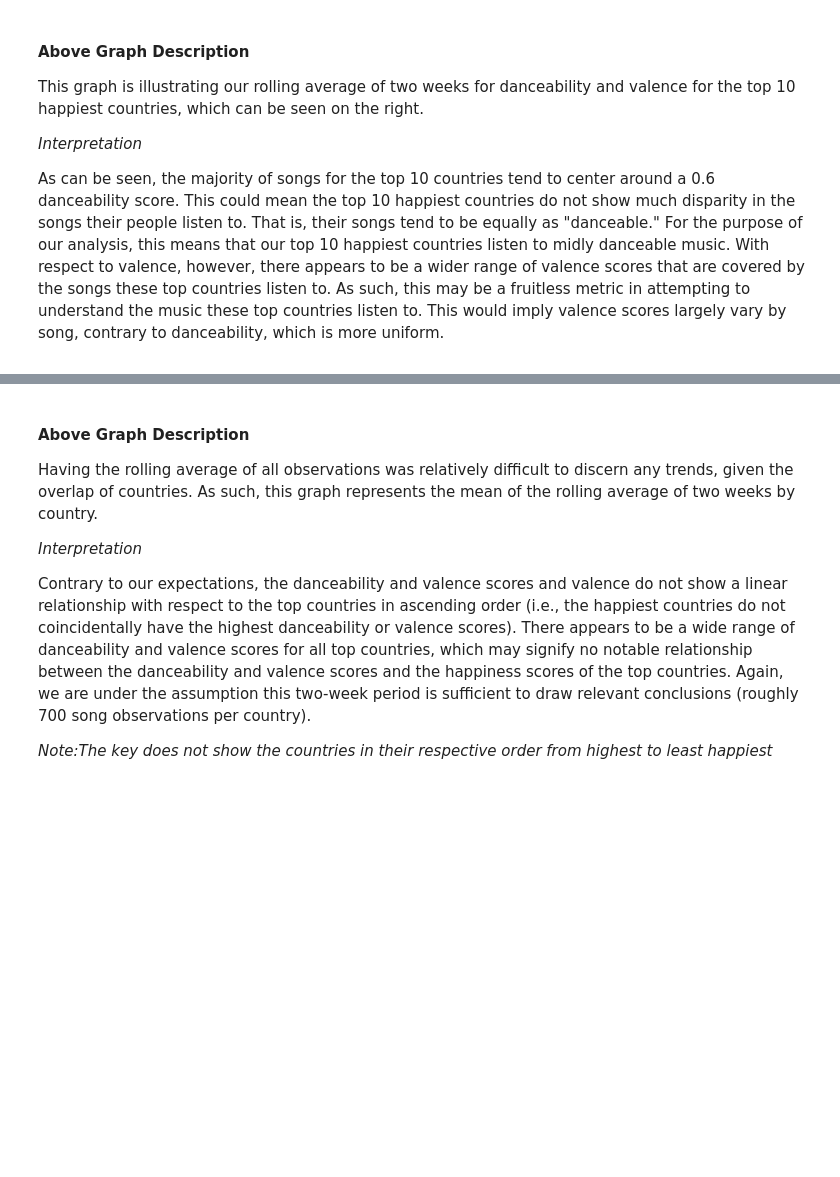
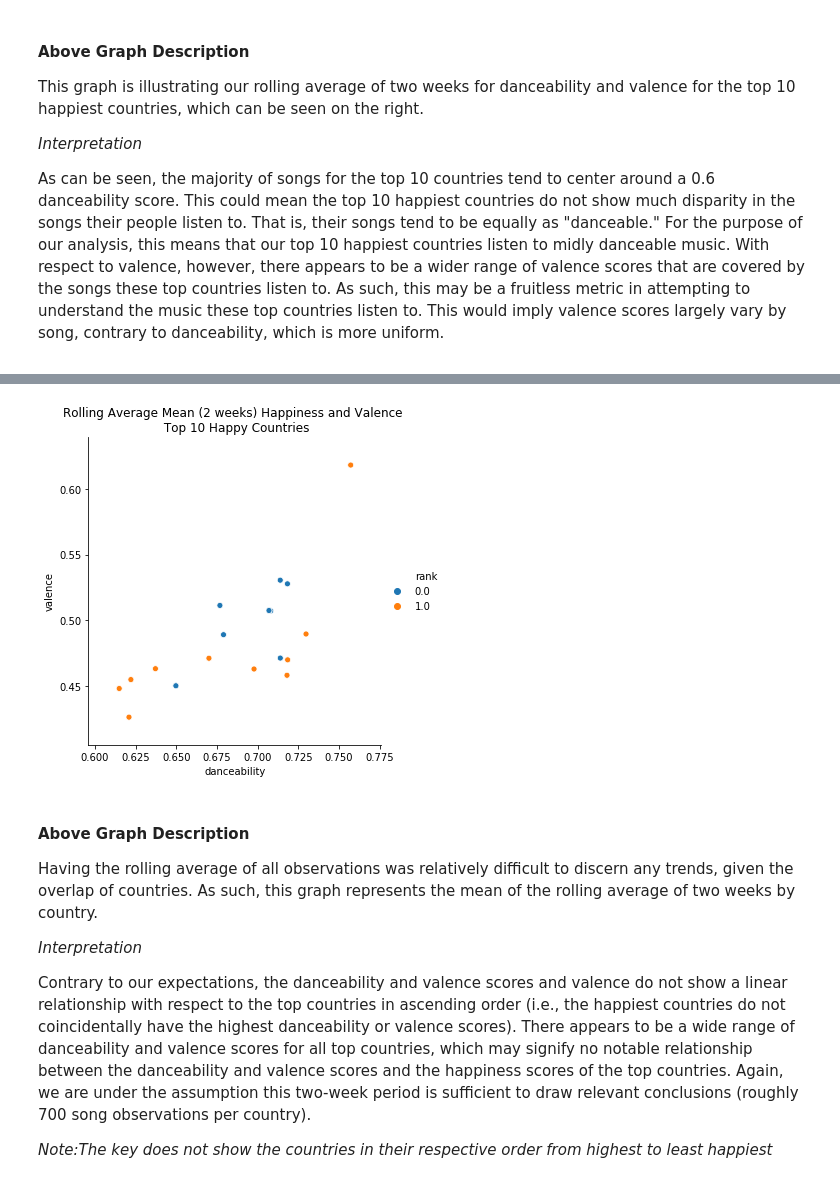
Before and after one commit to Albina-C/INFO-2950-Project, a Jupyter notebook: PROJ 2950.ipynb, the cells around one changed output, grey strips where cells are left out. Saved outputs shown, nothing was run; the diff lists cells and outputs as text; code cells hidden in the pictures; blank space fills up the shorter version.

```diff
--- a/PROJ 2950.ipynb
+++ b/PROJ 2950.ipynb
@@ -738,0 +763,2 @@ plt.show()
+# %%
+avg=finalsongs2019.groupby('country').mean()
@@ -739,8 +786,9 @@ plt.show()
 # %%
-topavg=topfinal.groupby('country').mean()
-scatter=sns.relplot(x='danceability', y='valence', hue=topavg.index, data=topavg)
+scatter=sns.relplot(x='danceability', y='valence', hue="rank",data=avg)
 plt.title("Rolling Average Mean (2 weeks) Happiness and Valence \n Top 10 Happy Countries")
 plt.show()
+# %% [output]
+[figure, added]
 # %% [markdown]
 #### Above Graph Description
 Having the rolling average of all observations was relatively difficult to discern any trends, given the overlap of countries. As such, this graph represents the mean of the rolling average of two weeks by country.
```
Also changed, not shown: parts of 45 cells of this notebook, 2 other files.
